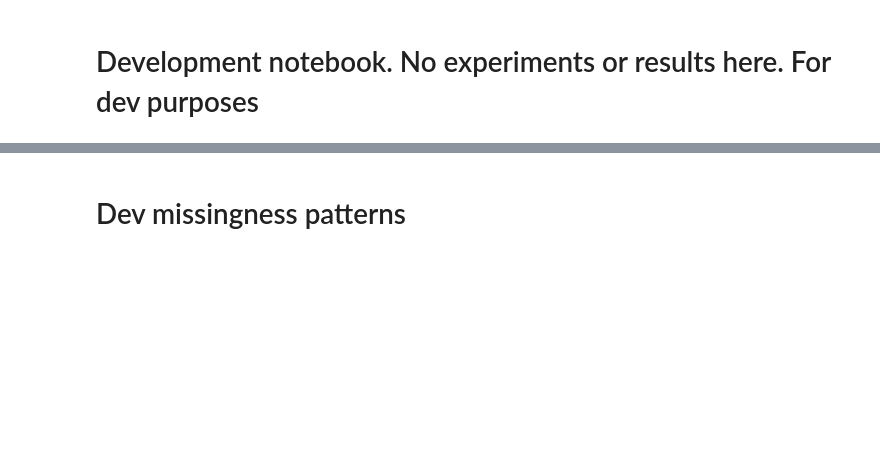
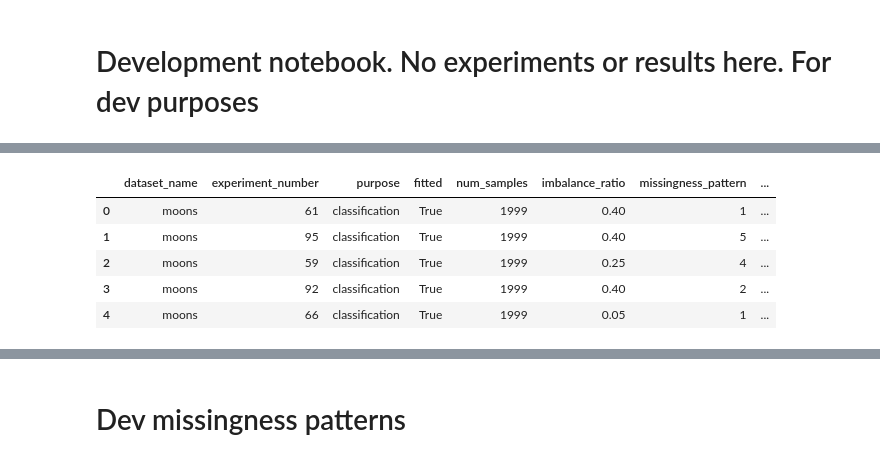
Before and after one commit to matiasdm/notes_on_stats, a Jupyter notebook: doc/sections/dev.ipynb, the cells around one changed output, grey strips where cells are left out. Saved outputs shown, nothing was run; the diff lists cells and outputs as text; code cells hidden in the pictures; blank space fills up the shorter version.

```diff
--- a/doc/sections/dev.ipynb
+++ b/doc/sections/dev.ipynb
@@ -8,0 +98,93 @@ Done.
+# %%
+# Dataset default parameters
+dataset_name = DATASET_NAME
+num_samples = NUM_SAMPLES
+imbalance_ratio = IMBALANCE_RATIO
+
+# Missingness default parameters
+missingness_pattern = MISSINGNESS_PATTERN
+ratio_of_missing_values = RATIO_OF_MISSING_VALUES
+
+# pdf estimation default parameters
+resolution = RESOLUTION
+bandwidth = BANDWIDTH
+
+# Classification default parameters
+proportion_train = PROPORTION_TRAIN
+
+verbosity=0
+
+print("Doing experimeents with the following set of parameters:")
+print("NUM_SAMPLES = {}".format(NUM_SAMPLES))
+print("IMBALANCE_RATIO = {}".format(IMBALANCE_RATIO))
+print("MISSINGNESS_PATTERN = {}".format(MISSINGNESS_PATTERN))
+print("RATIO_OF_MISSING_VALUES = {}".format(RATIO_OF_MISSING_VALUES))
+print("RESOLUTION = {}".format(RESOLUTION))
+print("BANDWIDTH = {}\n\n".format(BANDWIDTH))
+
+df = create_df()
+
+display(df.head())
+for dataset_name in ['circles', 'moons']:
+    for missingness_pattern in [1]:
+        for ratio_of_missing_values in [.05, .1, .3, .4, .5, .6, .7, .8, .9]:
+            #for imbalance_ratio in [.1, .15, .3, .45]:
+
+
+
+            if not len(df.query( " `dataset_name`==@dataset_name & `ratio_of_missing_values`==@ratio_of_missing_values & `imbalance_ratio`==@imbalance_ratio & `missingness_pattern`==@missingness_pattern")) >= 1 :
+
+                print("Experiment on {} - ratio missing (mumber-wise) - imbalance: {} - missingness patterns {}".format(dataset_name, ratio_of_missing_values, imbalance_ratio, missingness_pattern))
+
+                start_time = time()
+                try:
+
+                    # Definition of the Train and Test datasets
+                    dataset_train = DatasetGenerator(dataset_name=dataset_name,
+                                                    purpose='train',
+                                                    num_samples=int(proportion_train*num_samples),
+                                                    imbalance_ratio=imbalance_ratio,
+                                                    verbosity=0)
+
+                    dataset_test = DatasetGenerator(dataset_name=dataset_name,
+                                                    purpose='test',
+                                                    num_samples=int((1-proportion_train)*num_samples),
+                                                    imbalance_ratio=imbalance_ratio,
+                                                    verbosity=0)
+
+
+                    # Creation of the missingness
+                    dataset_train.generate_missing_coordinates(missingness_pattern=missingness_pattern, verbosity=verbosity)
+                    dataset_test.generate_missing_coordinates(missingness_pattern=missingness_pattern, verbosity=verbosity)
+
+                    # Create the experiments
+                    exp = Experiments(dataset_name,
+                                      dataset_train=dataset_train,
+                                      dataset_test=dataset_test,
+                                      previous_experiment=None,
+                                      save_experiment=True,
+                                      verbosity=1,
+                                      debug=False,
+                                      proportion_train=PROPORTION_TRAIN,
+                                      resolution=RESOLUTION,
+                                      bandwidth=BANDWIDTH,
+                                      random_state=RANDOM_STATE)
+
+
+                    # Estimate the distributions
+                    exp.fit()
+
+                    # Estimate the distributions
+                    exp.predict()
+
+                    # Plot results
+                    #exp.plot()
+                except:
+                    print(dataset_name, ratio_of_missing_values, imbalance_ratio, missingness_pattern)
+
+                end_time = time()
+
+                hours, rest = divmod(end_time - start_time, 3600)
+                minutes, seconds = divmod(rest, 60)
+                print("Done ({}h {}m and {:.2f}s).\n".format(int(hours), int(minutes), seconds))
+# %% [output]
@@ -8,0 +198,6 @@ Done.
+|  | dataset_name | experiment_number | purpose | fitted | num_samples | imbalance_ratio | missingness_pattern | ... |
+| 0 | moons | 61 | classification | True | 1999 | 0.40 | 1 | ... |
+| 1 | moons | 95 | classification | True | 1999 | 0.40 | 5 | ... |
+| 2 | moons | 59 | classification | True | 1999 | 0.25 | 4 | ... |
+| 3 | moons | 92 | classification | True | 1999 | 0.40 | 2 | ... |
+| 4 | moons | 66 | classification | True | 1999 | 0.05 | 1 | ... |
```
Also changed, not shown: parts of 11 cells of this notebook, 12 other files.
